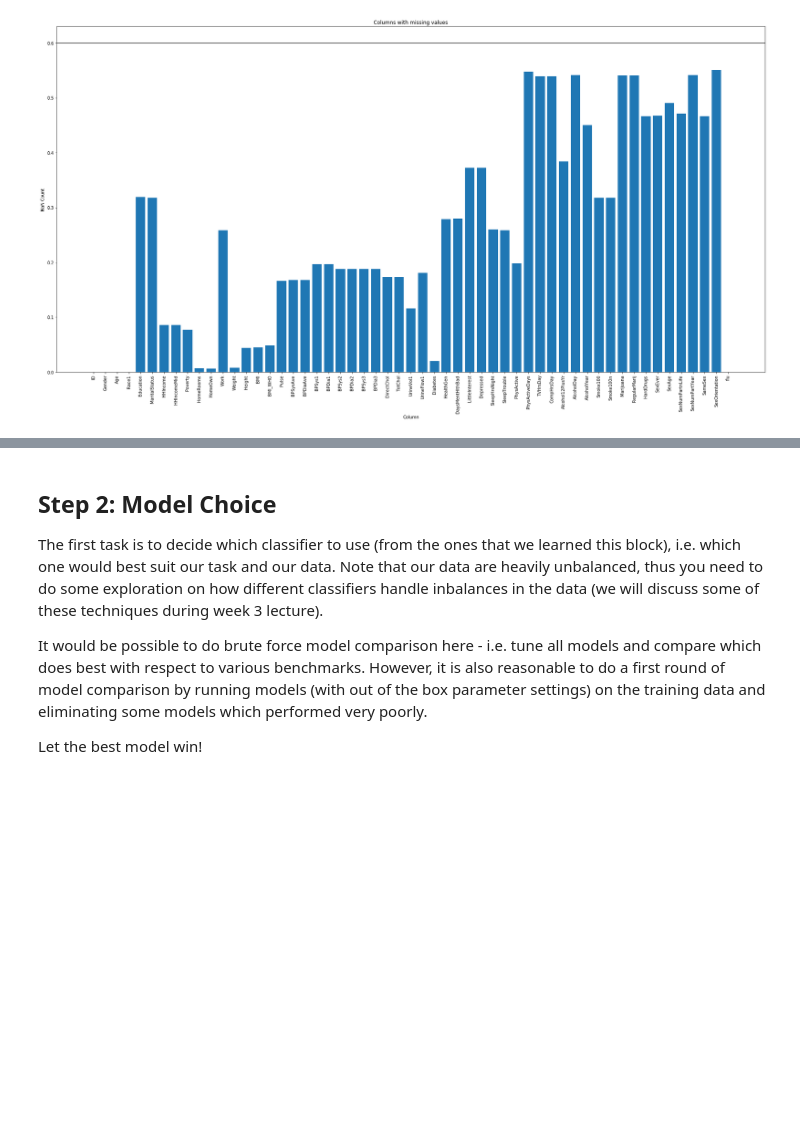
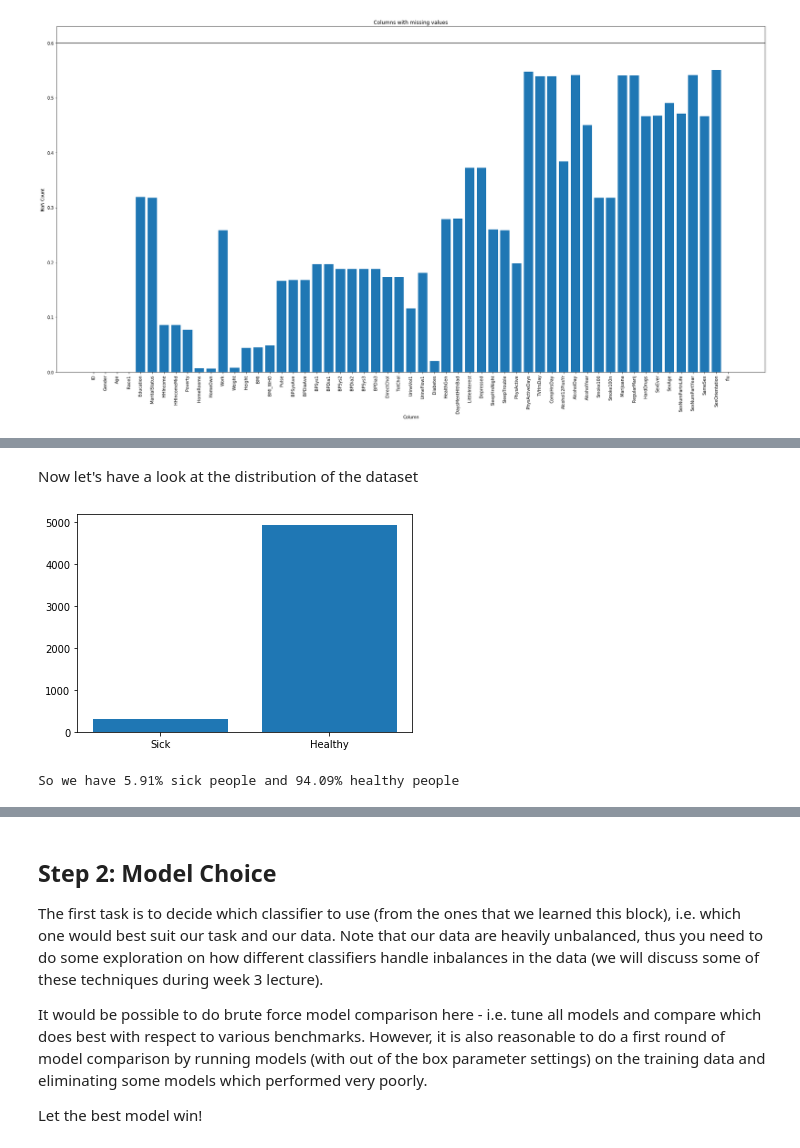
Before and after one commit to rikdijkstra/Data-Analysis-Kaggle-Competition, a Jupyter notebook: kaggle_starter.ipynb, the cells around one changed output, grey strips where cells are left out. Drawn from its saved outputs; the diff is of its cells as text; code cells hidden in the pictures; blank space fills up the shorter version.

```diff
--- a/kaggle_starter.ipynb
+++ b/kaggle_starter.ipynb
@@ -165,0 +164,15 @@ df.describe()
+# %% [markdown]
+Now let's have a look at the distribution of the dataset
+# %%
+sick_df = df_cut[(df['flu'] == 1)]
+okay_df = df_cut[(df['flu'] == 0)]
+
+plt.bar(['Sick', 'Healthy'], [sick_df.shape[0], okay_df.shape[0]])
+plt.show()
+print("So we have {}% sick people and {}% healthy people".format(np.round((sick_df.shape[0]/df_cut.shape[0])*100,
+                                                                          decimals=2),
+                                                                 np.round((okay_df.shape[0]/df_cut.shape[0])*100,
+                                                                          decimals=2)))
+# %% [output]
+[figure, added]
+So we have 5.91% sick people and 94.09% healthy people
```
Also changed, not shown: parts of 11 cells of this notebook.
